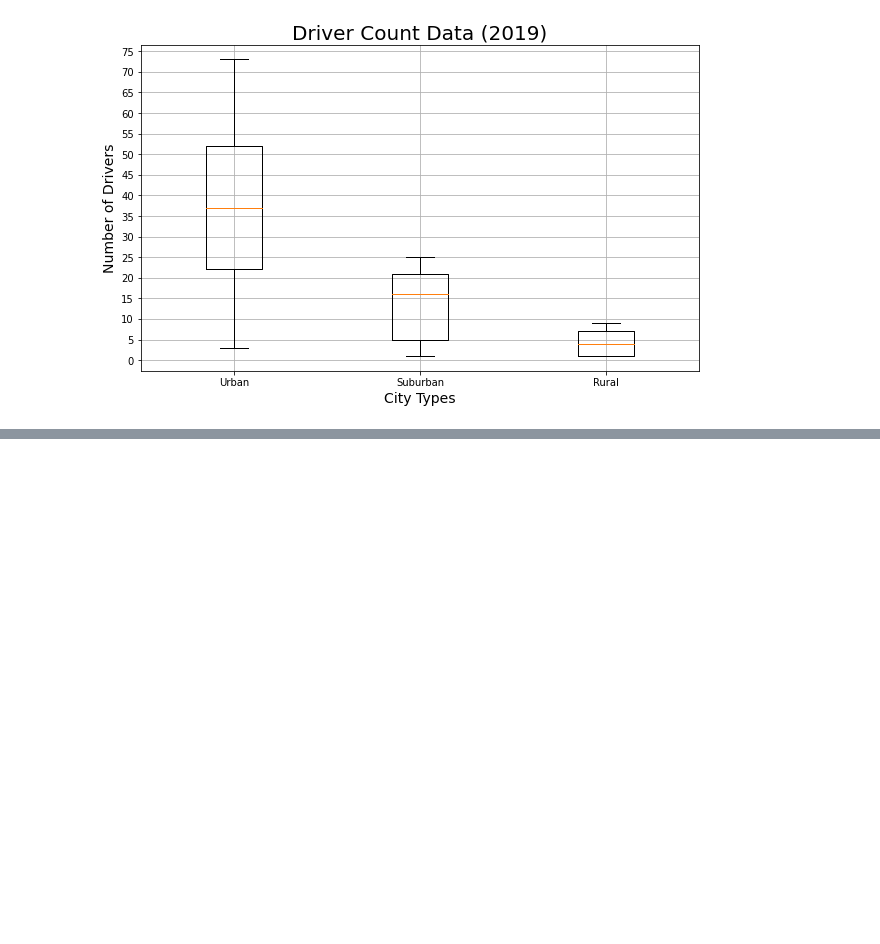
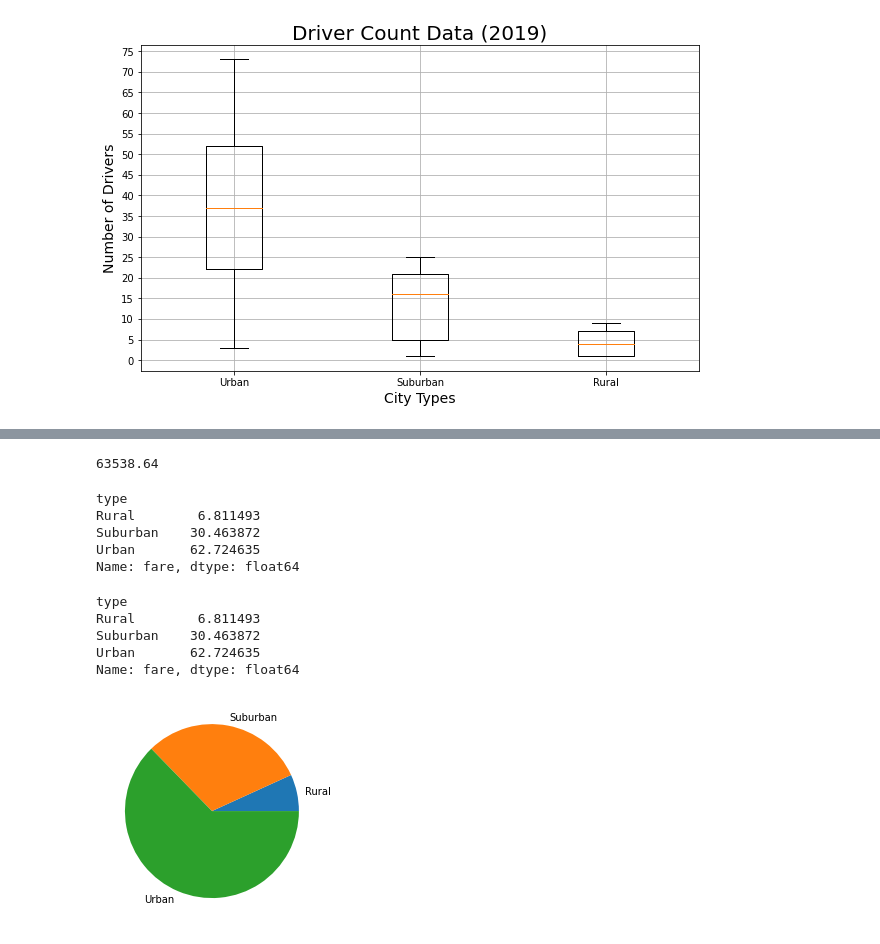
Before and after one commit to shanl5/PyBer_Analysis, a Jupyter notebook: PyBer.ipynb, the cells around one changed output, grey strips where cells are left out. Cells and saved outputs as stored; diff of their text form; code cells hidden in the pictures; blank space fills up the shorter version.

Commit message:
Percentage of fares by city type pie chart
Mod 5.5.3

```diff
--- a/PyBer.ipynb
+++ b/PyBer.ipynb
@@ -1254,0 +1289,35 @@ plt.show()
+# %%
+# Output of above is a Series with the sum of the fares for each type of city.
+
+# for step 2., we'll get the total fares by using the `sum()` method on the fare column of the `pyber_data_df` DataFrame.
+
+# Get the sum of all the fares.
+total_fares = pyber_data_df["fare"].sum()
+total_fares
+# %% [output]
+63538.64
+# %%
+# Calculate for step 3 percentage of total fares for each city type by dividing the `sum_fares_by_type` Series by the `total_fares`
+# Series and multiplying by 100, like this:
+
+# Calculate the percentage of fare for each city type.
+type_percents = 100 * sum_fares_by_type / total_fares
+type_percents
+# %% [output]
+type
+Rural        6.811493
+Suburban    30.463872
+Urban       62.724635
+Name: fare, dtype: float64
+# %%
+# as become more adept at programming, see that can perform the calculation in one line of code, as follows:
+
+# Calculate the percentage of fare for each city type.
+type_percents = 100 * pyber_data_df.groupby(["type"]).sum()["fare"] / pyber_data_df["fare"].sum()
+type_percents
+# %% [output]
+type
+Rural        6.811493
+Suburban    30.463872
+Urban       62.724635
+Name: fare, dtype: float64
@@ -1254,0 +1326,16 @@ plt.show()
+# %%
+# 5.5.2 Pie Chart for the Percentage of Fares by City Type
+
+# "keep this on-brand by using the company's color scheme of gold, sky blue, and coral."
+
+# create a pie chart using the MATLAB approach, using the `plt.pie()` function.
+
+# REWIND: "To create a pie chart with the `plt.pie()` function, we need an array that contains the values and labels we are plotting."
+
+# use `type_percents` for the values, create an array for the labels.
+
+# Build the percentage of fares by city type pie chart.
+plt.pie(type_percents, labels=["Rural","Suburban","Urban"])
+plt.show()
+# %% [output]
+[figure, added]
```
Also changed, not shown: parts of 5 cells of this notebook, 1 other file.
